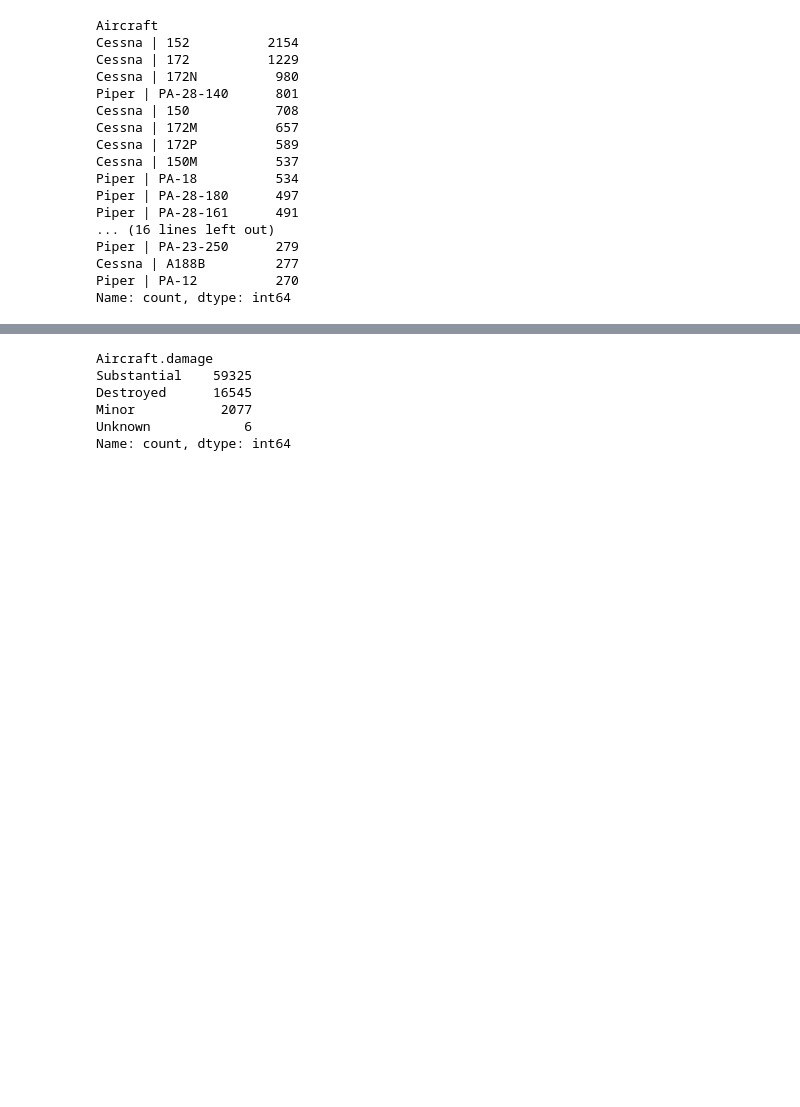
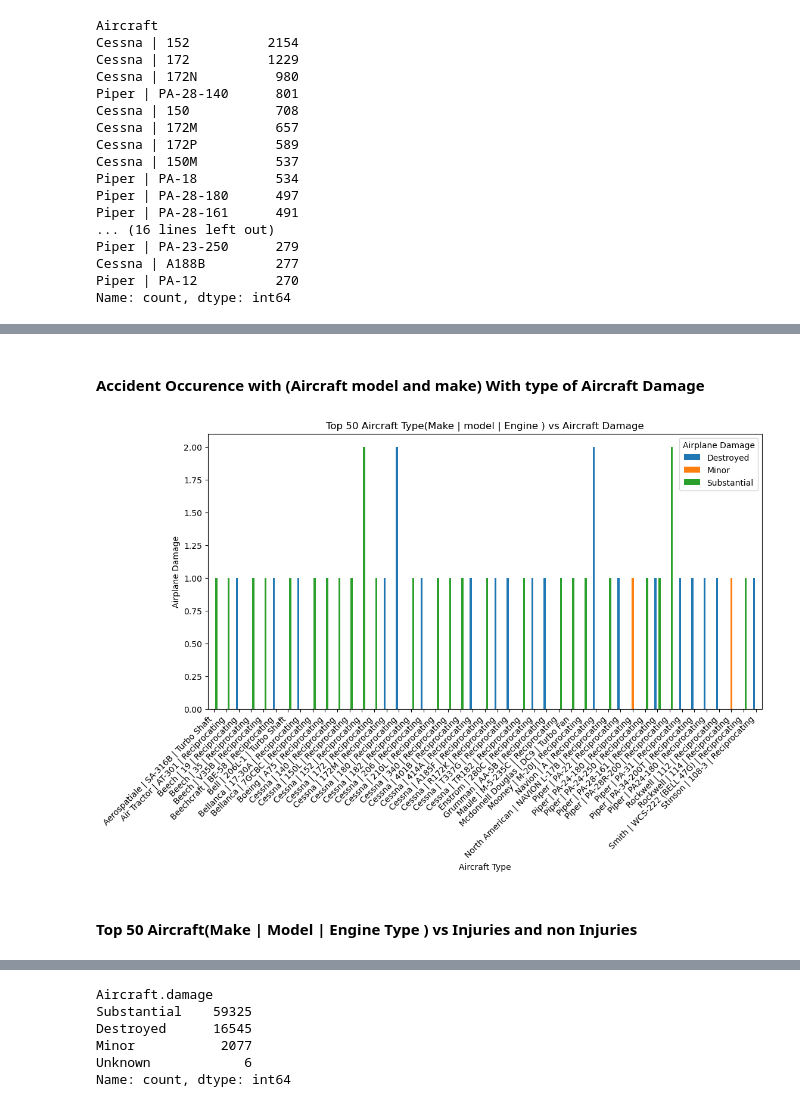
Before and after one commit to karanimwarimu/DSF-phase-1-project, a Jupyter notebook: student.ipynb, the cells around one changed output, grey strips where cells are left out. Saved outputs shown, nothing was run; the diff lists cells and outputs as text; code cells hidden in the pictures; blank space fills up the shorter version.

```diff
--- a/student.ipynb
+++ b/student.ipynb
@@ -861,0 +936,17 @@ Name: count, dtype: int64
+# %% [markdown]
+#### Accident Occurence with (Aircraft model and make) With type of Aircraft Damage
+# %%
+air_dplot = air_data[[ 'Aircraft Type' , "Aircraft.damage"]].head(50)
+air_dplot = air_dplot.pivot_table(index =  'Aircraft Type' , columns= "Aircraft.damage" ,  aggfunc="size")
+air_dplot.plot(kind='bar' , stacked=False ,figsize=(12,6) )
+
+plt.title("Top 50 Aircraft Type(Make | model | Engine ) vs Aircraft Damage")
+plt.xlabel("Aircraft Type")
+plt.xticks(rotation=45 , ha="right")
+plt.ylabel("Airplane Damage")
+plt.legend(title = "Airplane Damage")
+plt.show()
+# %% [output]
+[figure, added]
+# %% [markdown]
+#### Top 50  Aircraft(Make | Model | Engine Type ) vs Injuries and non Injuries
```
Also changed, not shown: parts of 18 cells of this notebook.
